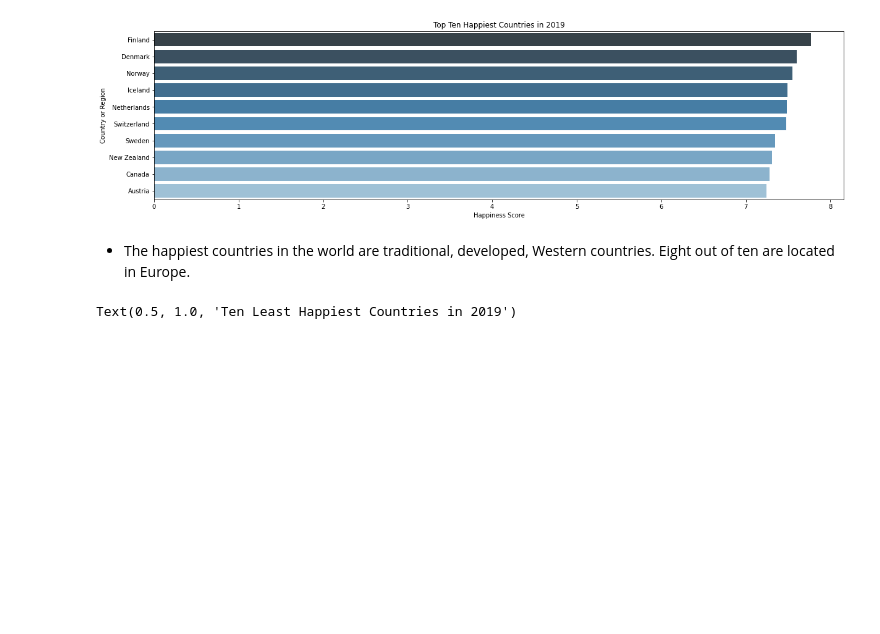
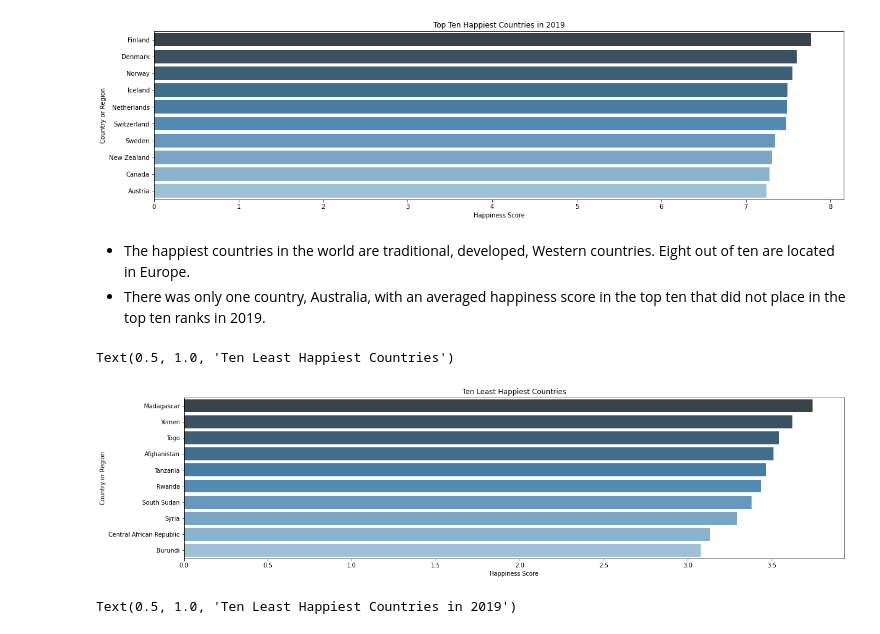
Before and after one commit to samquan/world_happiness, a Jupyter notebook: World Happiness Analysis.ipynb, the cells around one changed output. Cells and saved outputs as stored; diff of their text form; code cells hidden in the pictures; blank space fills up the shorter version.

```diff
--- a/World Happiness Analysis.ipynb
+++ b/World Happiness Analysis.ipynb
@@ -208,6 +237,19 @@ Text(0.5, 1.0, 'Top Ten Happiest Countries in 2019')
 [figure]
 # %% [markdown]
 - The happiest countries in the world are traditional, developed, Western countries. Eight out of ten are located in Europe.
+- There was only one country, Australia, with an averaged happiness score in the top ten that did not place in the top ten ranks in 2019.
+# %%
+# 10 Least Happiest Countries on Average
+
+bottom_ten_19 = data.groupby(by = ['Country or Region'])['Happiness Score'].mean().reset_index()
+bottom_ten_19 = bottom_ten_19.sort_values('Happiness Score').head(10)
+bottom_ten_19 = bottom_ten_19.sort_values('Happiness Score', ascending=False)
+
+sns.barplot(x='Happiness Score', y='Country or Region', data=bottom_ten_19, palette="Blues_d")
+plt.title('Ten Least Happiest Countries')
+# %% [output]
+Text(0.5, 1.0, 'Ten Least Happiest Countries')
+[figure, added]
 # %%
 # 10 Least Happiest Countries in 2019
 
```
Also changed, not shown: parts of 17 cells of this notebook.
